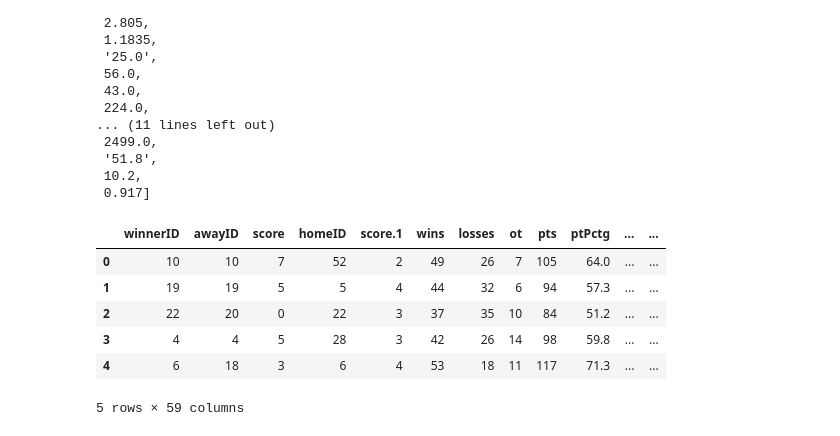
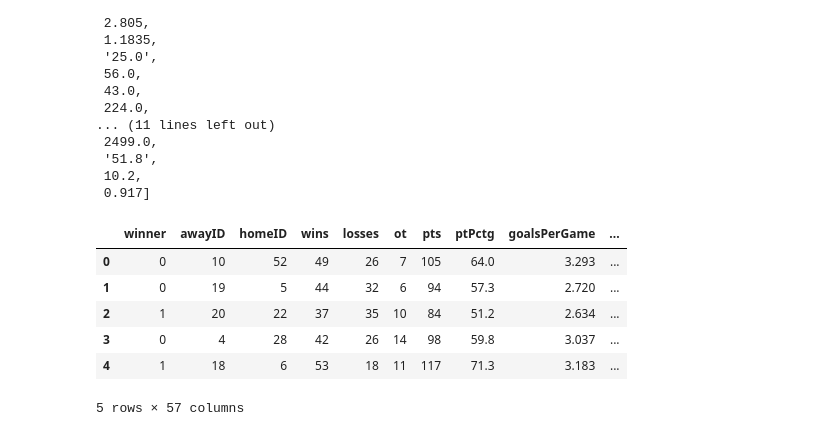
Before and after one commit to Noah-Boulton/SENG474, a Jupyter notebook: Project/Project.ipynb, the cells around one changed output. Saved outputs shown, nothing was run; the diff lists cells and outputs as text; code cells hidden in the pictures.

```diff
--- a/Project/Project.ipynb
+++ b/Project/Project.ipynb
@@ -373,13 +372,13 @@ team_data_2017_2018[index][3:]
  10.2,
  0.917]
 # %%
-data_regression = pd.read_csv('game_data/game_data_2017_2018.csv', header=None, names=['winnerID', 'awayID','score', 'homeID', 'score'] + header)
+data_regression = pd.read_csv('game_data/game_data_2017_2018.csv', header=None, names=['winner', 'awayID', 'homeID'] + header)
 data_regression.head()
 # %% [output]
-|  | winnerID | awayID | score | homeID | score.1 | wins | losses | ot | pts | ptPctg | ... | ... |
-| 0 | 10 | 10 | 7 | 52 | 2 | 49 | 26 | 7 | 105 | 64.0 | ... | ... |
-| 1 | 19 | 19 | 5 | 5 | 4 | 44 | 32 | 6 | 94 | 57.3 | ... | ... |
-| 2 | 22 | 20 | 0 | 22 | 3 | 37 | 35 | 10 | 84 | 51.2 | ... | ... |
-| 3 | 4 | 4 | 5 | 28 | 3 | 42 | 26 | 14 | 98 | 59.8 | ... | ... |
-| 4 | 6 | 18 | 3 | 6 | 4 | 53 | 18 | 11 | 117 | 71.3 | ... | ... |
+|  | winner | awayID | homeID | wins | losses | ot | pts | ptPctg | goalsPerGame | ... |
+| 0 | 0 | 10 | 52 | 49 | 26 | 7 | 105 | 64.0 | 3.293 | ... |
+| 1 | 0 | 19 | 5 | 44 | 32 | 6 | 94 | 57.3 | 2.720 | ... |
+| 2 | 1 | 20 | 22 | 37 | 35 | 10 | 84 | 51.2 | 2.634 | ... |
+| 3 | 0 | 4 | 28 | 42 | 26 | 14 | 98 | 59.8 | 3.037 | ... |
+| 4 | 1 | 18 | 6 | 53 | 18 | 11 | 117 | 71.3 | 3.183 | ... |
-5 rows × 59 columns
+5 rows × 57 columns
```
Also changed, not shown: parts of 13 cells of this notebook, 1 other file.
